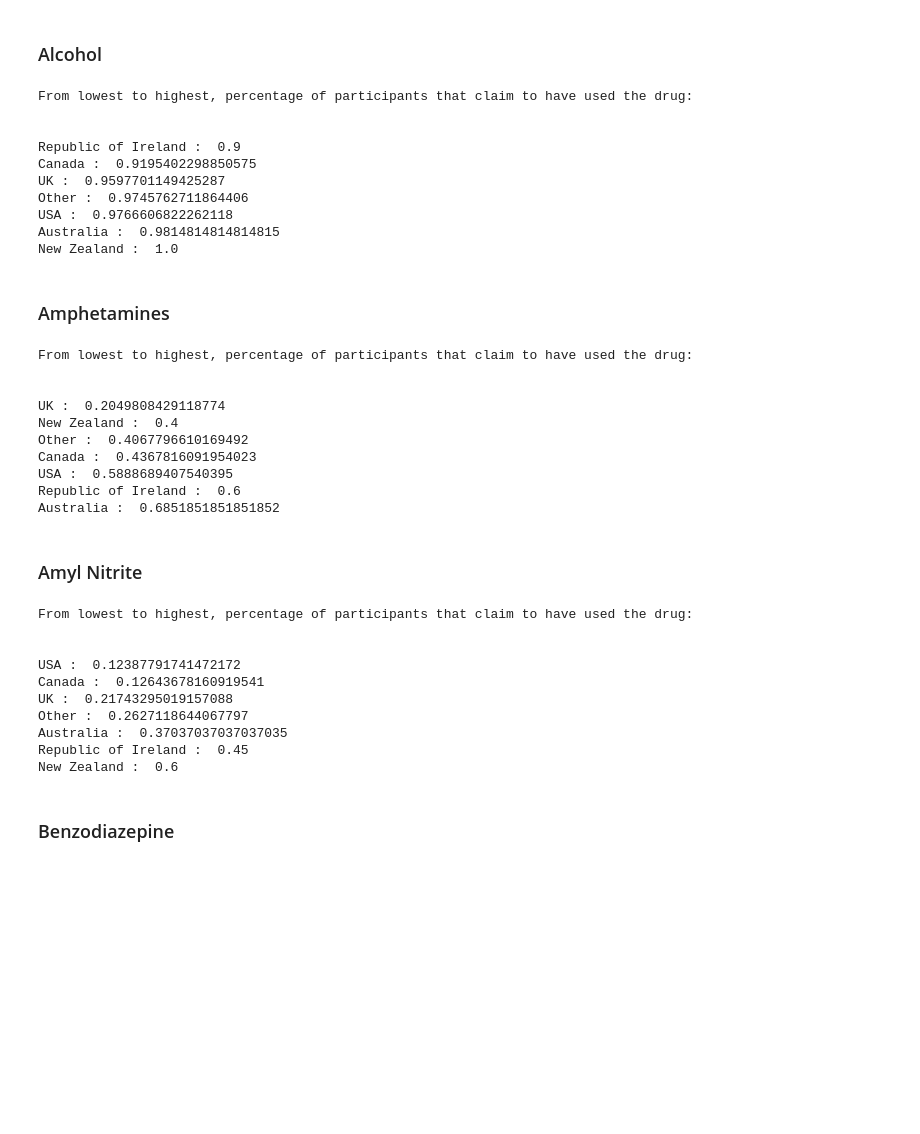
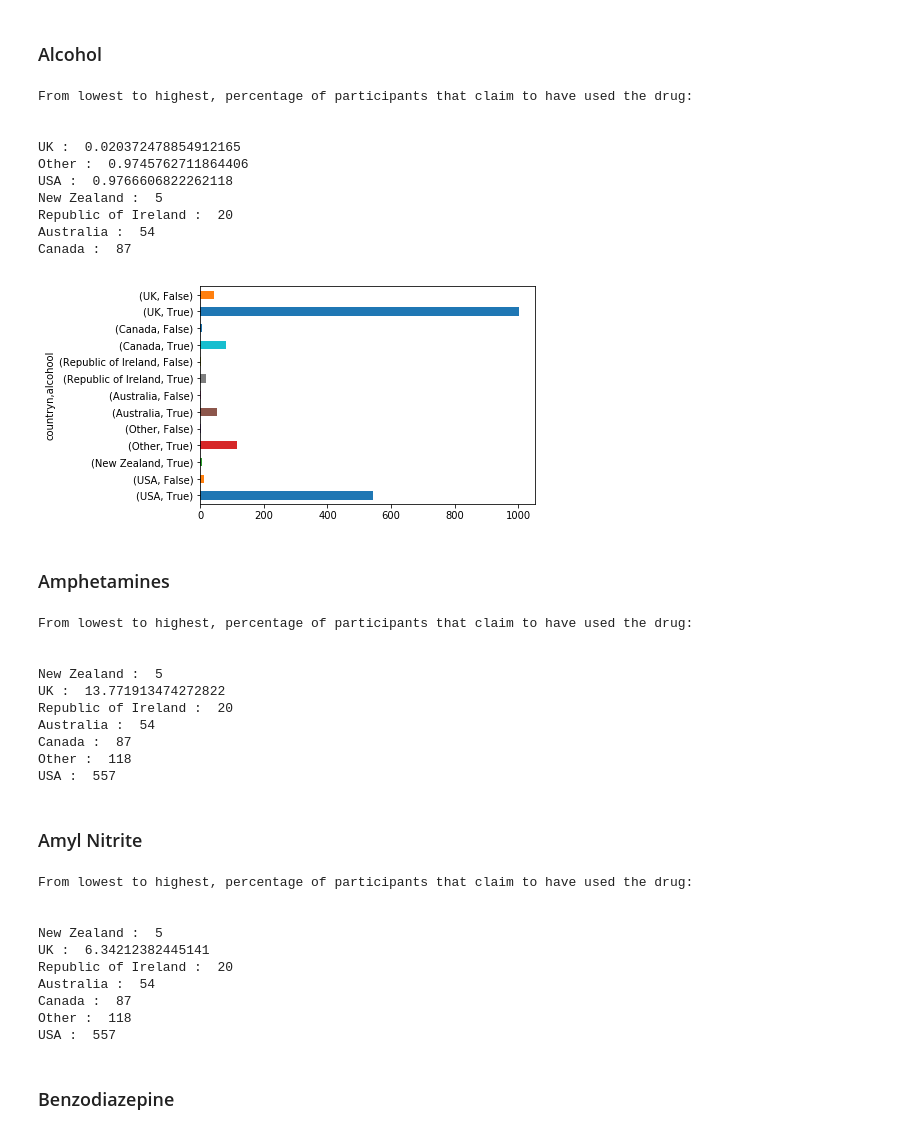
Before and after one commit to AndreMoukarzel/MAC0459, a Jupyter notebook: DataScienceEP1.ipynb, the cells around one changed output. Saved outputs shown, nothing was run; the diff lists cells and outputs as text; code cells hidden in the pictures; blank space fills up the shorter version.

```diff
--- a/DataScienceEP1.ipynb
+++ b/DataScienceEP1.ipynb
@@ -200,17 +200,17 @@ def lowest_to_highest(count_list):
 
     for i, key in enumerate(count_list.keys()):
         if key[1]: # Number of "True"
-            if key[0] <= -0.57: # USA
+            if key[0] == 'USA': # USA
                 vals[0] = count_list[i]/vals[0]
-            elif key[0] <= -0.46: # NZ
+            elif key[0] == 'NZ': # NZ
                 vals[1] = count_list[i]/vals[1]
-            elif key[0] <= -0.28: # Other
+            elif key[0] == 'Other': # Other
                 vals[2] = count_list[i]/vals[2]
-            elif key[0] <= -0.09: # AUS
+            elif key[0] == 'AUS': # AUS
                 vals[3] = count_list[i]/vals[3]
-            elif key[0] <= 0.22: # IE
+            elif key[0] == 'IE': # IE
                 vals[4] = count_list[i]/vals[4]
-            elif key[0] <= 0.25: # CAN
+            elif key[0] == 'CAN': # CAN
                 vals[5] = count_list[i]/vals[5]
             else:
                 vals[6] = count_list[i]/vals[6]
@@ -220,20 +220,23 @@ def lowest_to_highest(count_list):
         print(names[i], ": ",vals[i])
 # %% [markdown]
 ### Alcohol
-# %%
-val = drugs.groupby('country')['alcohool'].value_counts()
-lowest_to_highest(val)
-# %% [output]
-From lowest to highest, percentage of participants that claim to have used the drug:
-
-
-Republic of Ireland :  0.9
-Canada :  0.9195402298850575
-UK :  0.9597701149425287
-Other :  0.9745762711864406
-USA :  0.9766606822262118
-Australia :  0.9814814814814815
-New Zealand :  1.0
+# %%
+drugs['countryn'] = pd.cut(drugs['country'], [-0.58,-0.47,-0.3,-0.2,0.0,0.23,0.5,1.], labels=['USA', 'New Zealand', 'Other', 'Australia', 'Republic of Ireland', 'Canada', 'UK'])
+val = drugs.groupby('countryn')['alcohool'].value_counts()
+val.plot(kind='barh')
+lowest_to_highest(val)
+# %% [output]
+From lowest to highest, percentage of participants that claim to have used the drug:
+
+
+UK :  0.020372478854912165
+Other :  0.9745762711864406
+USA :  0.9766606822262118
+New Zealand :  5
+Republic of Ireland :  20
+Australia :  54
+Canada :  87
+[figure, added]
 # %% [markdown]
 ### Amphetamines
 # %%
@@ -243,13 +246,13 @@ lowest_to_highest(val)
 From lowest to highest, percentage of participants that claim to have used the drug:
 
 
-UK :  0.2049808429118774
-New Zealand :  0.4
-Other :  0.4067796610169492
-Canada :  0.4367816091954023
-USA :  0.5888689407540395
-Republic of Ireland :  0.6
-Australia :  0.6851851851851852
+New Zealand :  5
+UK :  13.771913474272822
+Republic of Ireland :  20
+Australia :  54
+Canada :  87
+Other :  118
+USA :  557
 # %% [markdown]
 ### Amyl Nitrite
 # %%
@@ -259,13 +262,13 @@ lowest_to_highest(val)
 From lowest to highest, percentage of participants that claim to have used the drug:
 
 
-USA :  0.12387791741472172
-Canada :  0.12643678160919541
-UK :  0.21743295019157088
-Other :  0.2627118644067797
-Australia :  0.37037037037037035
-Republic of Ireland :  0.45
-New Zealand :  0.6
+New Zealand :  5
+UK :  6.34212382445141
+Republic of Ireland :  20
+Australia :  54
+Canada :  87
+Other :  118
+USA :  557
 # %% [markdown]
 ### Benzodiazepine
 # %%
```
Also changed, not shown: parts of 15 cells of this notebook.
